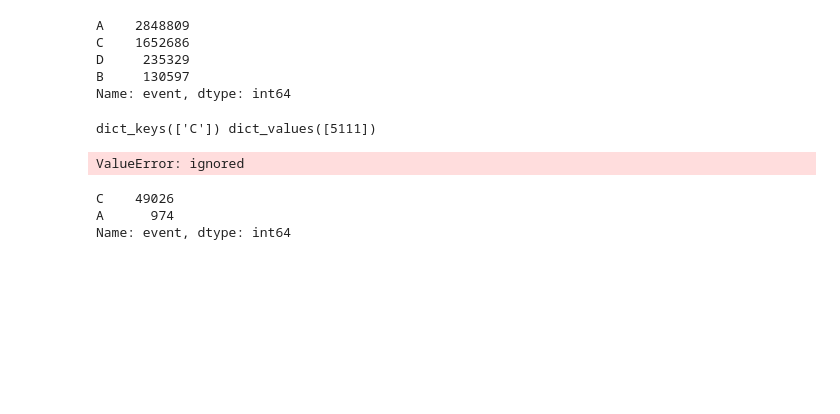
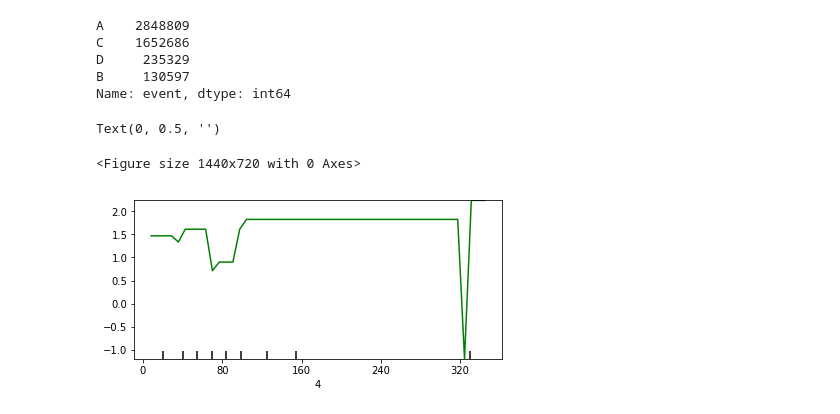
Before and after one commit to Saranyanv/test, a Jupyter notebook: Reducing Commercial Aviation Fatalities.ipynb, the cells around one changed output. Cells and saved outputs as stored; diff of their text form; code cells hidden in the pictures; blank space fills up the shorter version.

```diff
--- a/Reducing Commercial Aviation Fatalities.ipynb
+++ b/Reducing Commercial Aviation Fatalities.ipynb
@@ -196,31 +196,26 @@ C    1652686
 D     235329
 B     130597
 Name: event, dtype: int64
-# %%
-from collections import Counter
-
-print (Counter(y).keys() # equals to list(set(words))
-,Counter(y).values() # counts the elements' frequency
-      )
-# %% [output]
-dict_keys(['C']) dict_values([5111])
 # %%
 #features = [0,1]
-plot = plot_partial_dependence(rand_clf1, features=[0,1],
+
+import matplotlib.pyplot as plt
+plt.figure(figsize=(20,10))
+#plot =
+#names = X_train.feature_names
+plot_partial_dependence(rand_clf1,
+                               #features=[0,1,2,3,4,5,6,7,8,9,10,11,12,13,14,15,16,17,18,19,20,21,22,23,24,25,26,27],
+                               features=[4],
                                X=X_train,
-                               feature_names=['crew','experiment_DA'],
+                               #feature_names=['crew', 'experiment_DA', 'experiment_CA', 'experiment_SS', 'time', 'seat', 'eeg_fp1', 'eeg_f7', 'eeg_f8', 'eeg_t4', 'eeg_t6', 'eeg_t5', 'eeg_t3', 'eeg_fp2', 'eeg_o1', 'eeg_p3', 'eeg_pz', 'eeg_f3', 'eeg_fz', 'eeg_f4', 'eeg_c4', 'eeg_p4', 'eeg_poz', 'eeg_c3', 'eeg_cz', 'eeg_o2', 'ecg', 'r'],
+                               #feature_names=['time'],
                                n_jobs=3,
-                               grid_resolution=50#,
-                               #label=['A','B','C','D']
+                               grid_resolution=50,
+                               label='A'
                               )
-
-
+plt.ylabel('')
 #https://briangriner.github.io/Partial_Dependence_Plots_presentation-BrianGriner-PrincetonPublicLibrary-4.14.18-updated-4.22.18.html
 # %% [output]
-ValueError: ignored
+Text(0, 0.5, '')
+<Figure size 1440x720 with 0 Axes>
+[figure, added]
-# %%
-y_train.value_counts()
-# %% [output]
-C    49026
-A      974
-Name: event, dtype: int64
```
Also changed, not shown: parts of 9 cells of this notebook.
